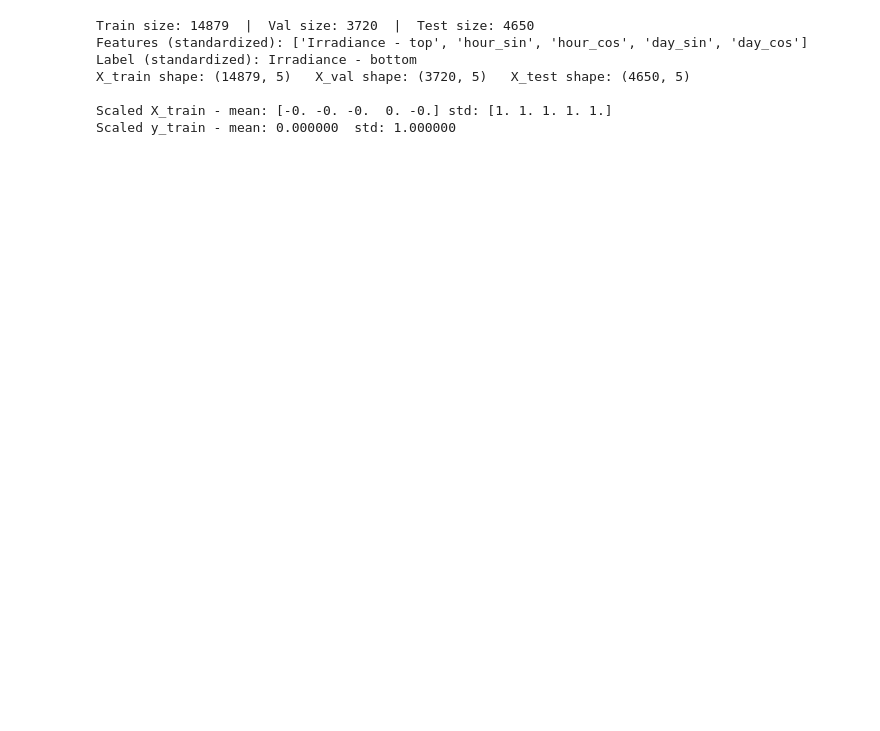
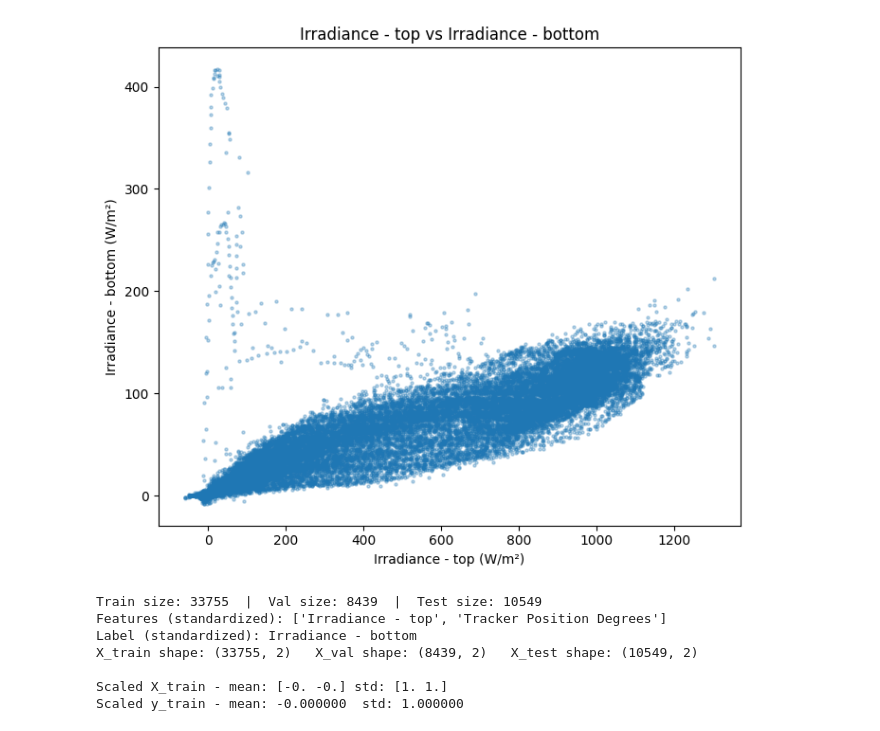
Before and after one commit to nhphuong2504/agrivoltaics, a Jupyter notebook: neural-network.ipynb, the cells around one changed output. Cells and saved outputs as stored; diff of their text form; code cells hidden in the pictures; blank space fills up the shorter version.

```diff
--- a/neural-network.ipynb
+++ b/neural-network.ipynb
@@ -81,9 +74,23 @@ plt.show()
+# %%
+# Scatter: Irradiance - top vs Irradiance - bottom
+import matplotlib.pyplot as plt
+
+df_plot = df.dropna(subset=["Irradiance - top", "Irradiance - bottom"])
+plt.figure(figsize=(7, 6))
+plt.scatter(df_plot["Irradiance - top"], df_plot["Irradiance - bottom"], alpha=0.3, s=5)
+plt.xlabel("Irradiance - top (W/m²)")
+plt.ylabel("Irradiance - bottom (W/m²)")
+plt.title("Irradiance - top vs Irradiance - bottom")
+plt.tight_layout()
+plt.show()
+# %% [output]
+[figure, added]
 # %%
 from sklearn.preprocessing import StandardScaler
 from sklearn.model_selection import train_test_split
 
 # Feature matrix and label
-feature_cols = ["Irradiance - top", "hour_sin", "hour_cos", "day_sin", "day_cos"]
+feature_cols = ["Irradiance - top", "Tracker Position Degrees"]
 label_col = "Irradiance - bottom"
 
 # Drop rows with NaN in features or label, then split into train / validation / test (before scaling)
@@ -118,13 +125,13 @@ print("X_train shape:", X_train.shape, "  X_val shape:", X_val.shape, "  X_test
 print("\nScaled X_train - mean:", X_train.mean(axis=0).round(6), "std:", X_train.std(axis=0).round(6))
 print("Scaled y_train - mean: %.6f  std: %.6f" % (y_train.mean(), y_train.std()))
 # %% [output]
-Train size: 14879  |  Val size: 3720  |  Test size: 4650
-Features (standardized): ['Irradiance - top', 'hour_sin', 'hour_cos', 'day_sin', 'day_cos']
+Train size: 33755  |  Val size: 8439  |  Test size: 10549
+Features (standardized): ['Irradiance - top', 'Tracker Position Degrees']
 Label (standardized): Irradiance - bottom
-X_train shape: (14879, 5)   X_val shape: (3720, 5)   X_test shape: (4650, 5)
+X_train shape: (33755, 2)   X_val shape: (8439, 2)   X_test shape: (10549, 2)
 
-Scaled X_train - mean: [-0. -0. -0.  0. -0.] std: [1. 1. 1. 1. 1.]
-Scaled y_train - mean: 0.000000  std: 1.000000
+Scaled X_train - mean: [-0. -0.] std: [1. 1.]
+Scaled y_train - mean: -0.000000  std: 1.000000
 # %%
 import tensorflow as tf
 from tensorflow import keras
```
Also changed, not shown: parts of 10 cells of this notebook.
